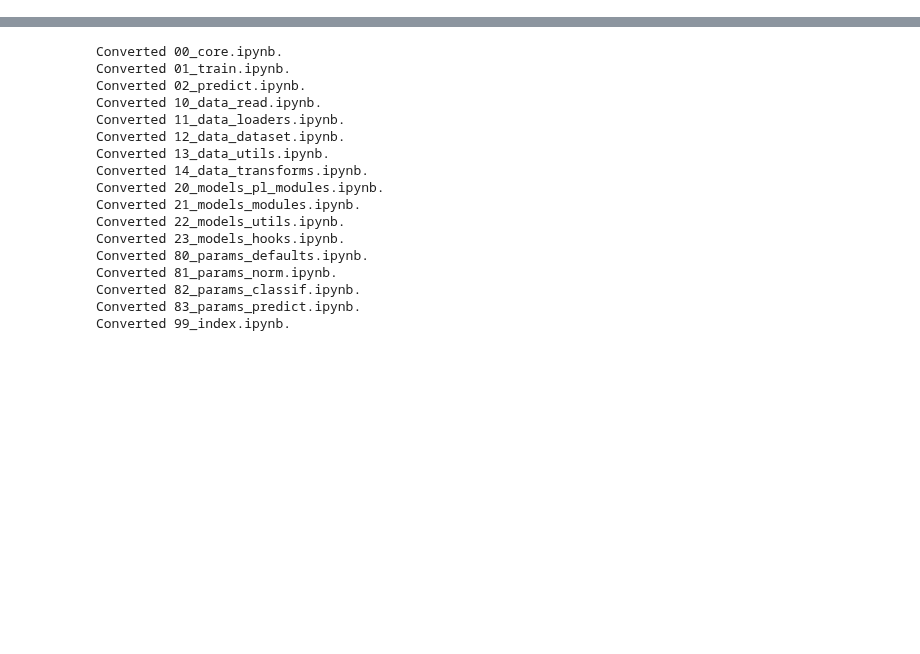
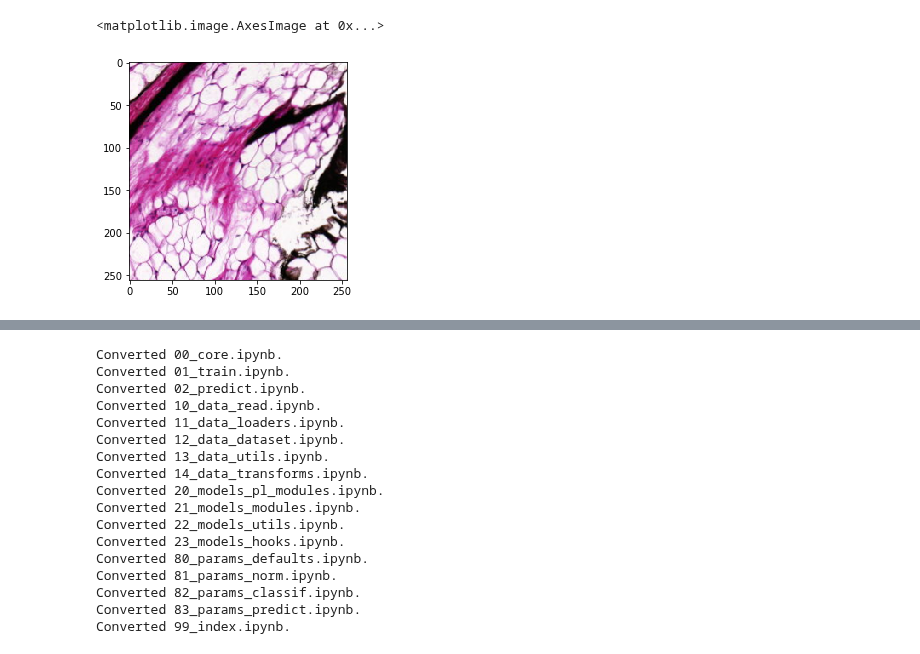
Before and after one commit to schwobr/grade_classif, a Jupyter notebook: nbs/22_models.utils.ipynb, the cells around one changed output, grey strips where cells are left out. Drawn from its saved outputs; the diff is of its cells as text; code cells hidden in the pictures; blank space fills up the shorter version.

```diff
--- a/nbs/22_models.utils.ipynb
+++ b/nbs/22_models.utils.ipynb
@@ -60,0 +68,9 @@ def gaussian_mask(m, s, d, R, C):
+# %%
+img = cv2.imread('sample_data/Patches_MGI_256_3/1/CF_PACS04rescan_06P1306/CF_PACS04rescan_06P1306_12288_102400.png')
+img = cv2.cvtColor(img, cv2.COLOR_BGR2RGB)
+img = img.astype(np.float32)/255
+# %%
+plt.imshow(img)
+# %% [output]
+<matplotlib.image.AxesImage at 0x...>
+[figure, added]
```
Also changed, not shown: parts of 3 cells of this notebook, 2 other files.
